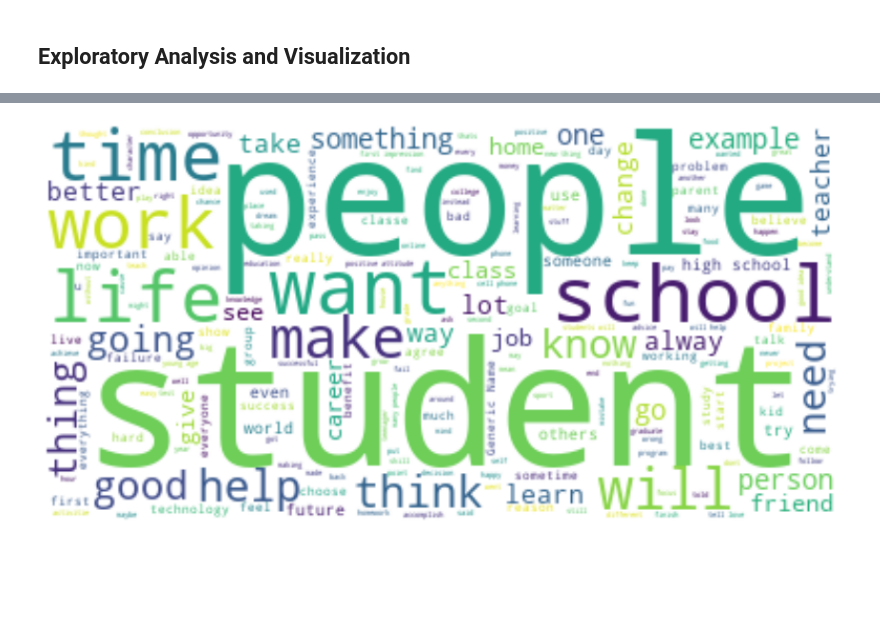
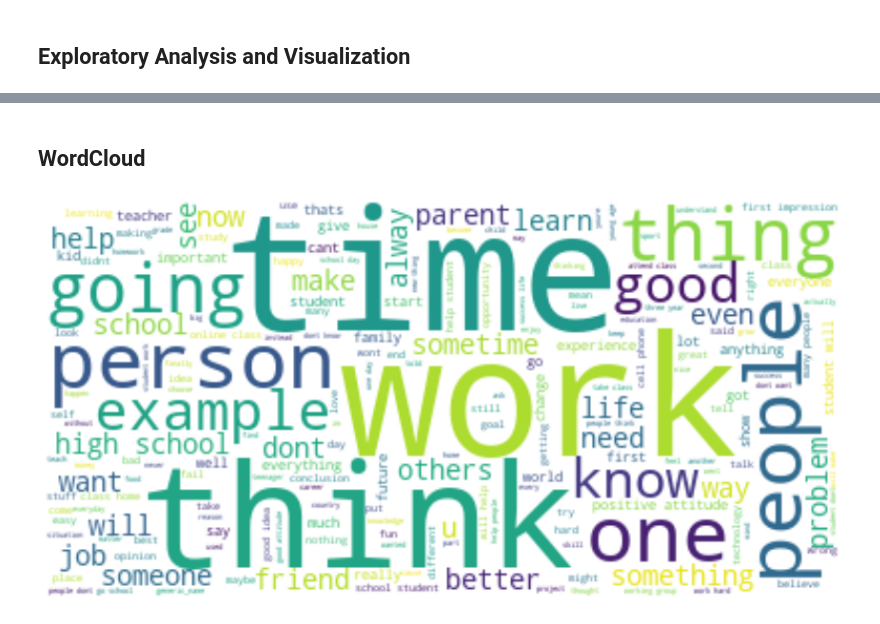
Before and after one commit to anovaYa/DA-Projects, a Jupyter notebook: ELL EDA/ell.ipynb, the cells around one changed output, grey strips where cells are left out. Drawn from its saved outputs; the diff is of its cells as text; code cells hidden in the pictures; blank space fills up the shorter version.

```diff
--- a/ELL EDA/ell.ipynb
+++ b/ELL EDA/ell.ipynb
@@ -96,3 +114,0 @@ def add_whitespaces_func(text):
-# %%
-ellTrainData['full_text'] = ellTrainData['full_text'].apply(add_whitespaces_func)
-ellTrainData['full_text'] = ellTrainData['full_text'].apply(remove_extra_whitespaces_func)
@@ -98,0 +141,4 @@ ellTrainData['full_text'] = ellTrainData['full_text'].apply(remove_extra_whitesp
+# %%
+# Applying noise removal function to data
+ellTrainData['filtered_text'] = remove_noise(ellTrainData['full_text'])
+ellTrainData.head()
@@ -98,0 +152,8 @@ ellTrainData['full_text'] = ellTrainData['full_text'].apply(remove_extra_whitesp
+# %%
+# Defining a sentiment analyser function
+def sentiment_analyser(text):
+    return text.apply(lambda Text: pd.Series(TextBlob(Text).sentiment.polarity))
+
+# Applying function to reviews
+ellTrainData['polarity'] = sentiment_analyser(ellTrainData['filtered_text'])
+ellTrainData.head()
@@ -98,0 +169,12 @@ ellTrainData['full_text'] = ellTrainData['full_text'].apply(remove_extra_whitesp
+# %%
+# Instantiate the Word tokenizer & Word lemmatizer
+w_tokenizer = nltk.tokenize.WhitespaceTokenizer()
+lemmatizer = nltk.stem.WordNetLemmatizer()
+
+# Define a word lemmatizer function
+def lemmatize_text(text):
+    return [lemmatizer.lemmatize(w) for w in w_tokenizer.tokenize(text)]
+
+# Apply the word lemmatizer function to data
+ellTrainData['filtered_text'] = ellTrainData['filtered_text'].apply(lemmatize_text)
+ellTrainData.head()
@@ -126,10 +212,12 @@ from wordcloud import STOPWORDS
+# %% [markdown]
+## WordCloud
 # %%
-text = " ".join(i for i in ellTrainData['full_text'])
+text = " ".join(j for i in ellTrainData['filtered_text'] for j in i)
 stopwords = set(STOPWORDS)
 wordcloud = WordCloud(stopwords=stopwords, background_color="white").generate(text)
 plt.figure( figsize=(15,10))
 plt.imshow(wordcloud, interpolation='bilinear')
 plt.axis("off")
 plt.show()
 # %% [output]
-[figure, old version]
+[figure, new version]
```
Also changed, not shown: parts of 33 cells of this notebook, 1 other file.
